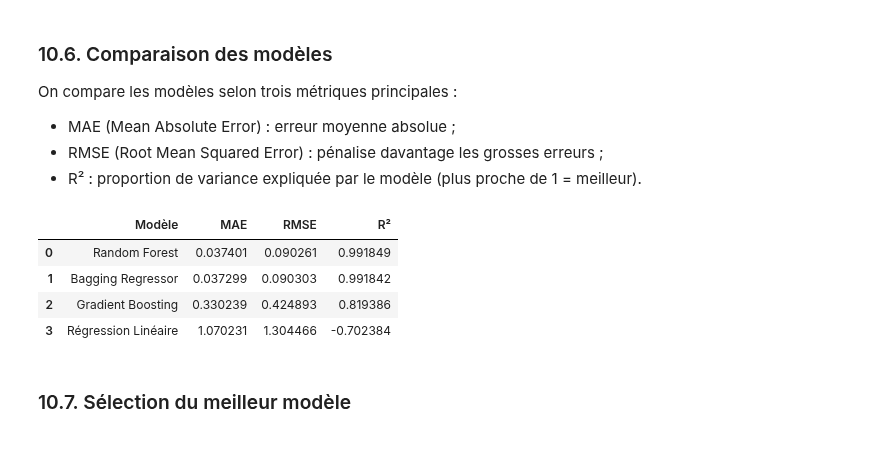
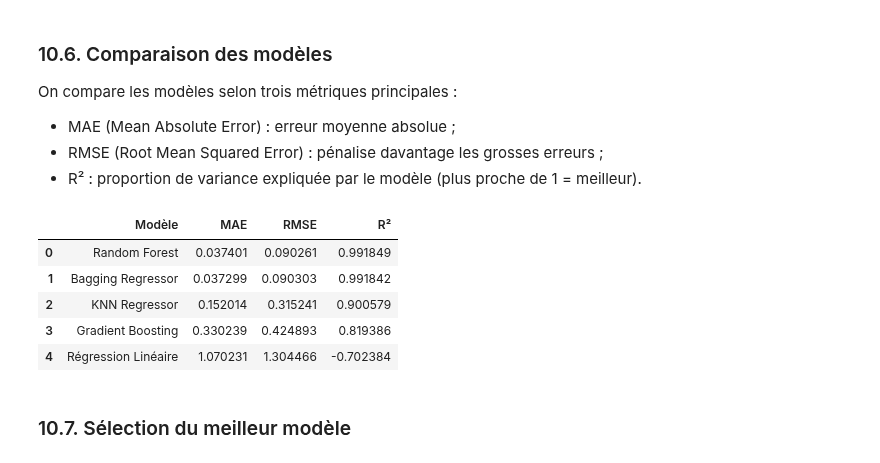
Before and after one commit to happy-developer/train.me, a Jupyter notebook: src/notebooks/preprocessing/life_style_data/preprocessing_life_style_data_v3.ipynb, the cells around one changed output. Drawn from its saved outputs; the diff is of its cells as text; code cells hidden in the pictures.

Commit message:
ML - Ajout K-NN + DL - Test modèle distillation V5

```diff
--- a/src/notebooks/preprocessing/life_style_data/preprocessing_life_style_data_v3.ipynb
+++ b/src/notebooks/preprocessing/life_style_data/preprocessing_life_style_data_v3.ipynb
@@ -1879,0 +1899,18 @@ if search_best_params:
+# %%
+# --- Modèle KNN ---
+model_knn = KNeighborsRegressor(
+    n_neighbors=5,        # valeur standard
+    weights="distance",   # pondère les voisins par proximité
+    metric="minkowski",   # distance euclidienne (p=2)
+    p=2
+)
+
+model_knn.fit(X_train, y_train)
+y_pred_knn = model_knn.predict(X_test)
+
+# --- Métriques ---
+mae_knn = mean_absolute_error(y_test, y_pred_knn)
+rmse_knn = np.sqrt(mean_squared_error(y_test, y_pred_knn))
+r2_knn = r2_score(y_test, y_pred_knn)
+
+print(f"\nKNN Regressor → MAE: {mae_knn:.10f}, RMSE: {rmse_knn:.10f}, R²: {r2_knn:.10f}")
@@ -1886,19 +1925,20 @@ On compare les modèles selon trois métriques principales :
 - R² : proportion de variance expliquée par le modèle (plus proche de 1 = meilleur).
 # %%
 results = pd.DataFrame({
-    "Modèle": ["Régression Linéaire", "Random Forest", "Bagging Regressor", "Gradient Boosting"],
-    "MAE": [mae_lr, mae_rf, mae_bag, mae_gb],
-    "RMSE": [rmse_lr, rmse_rf, rmse_bag, rmse_gb],
-    "R²": [r2_lr, r2_rf, r2_bag, r2_gb]
+    "Modèle": ["Régression Linéaire", "Random Forest", "Bagging Regressor", "Gradient Boosting", "KNN Regressor"],
+    "MAE": [mae_lr, mae_rf, mae_bag, mae_gb, mae_knn],
+    "RMSE": [rmse_lr, rmse_rf, rmse_bag, rmse_gb, rmse_knn],
+    "R²": [r2_lr, r2_rf, r2_bag, r2_gb, r2_knn]
 })
 
 display(results.sort_values("R²", ascending=False).reset_index(drop=True))
 # %% [output]
 |  | Modèle | MAE | RMSE | R² |
 | 0 | Random Forest | 0.037401 | 0.090261 | 0.991849 |
 | 1 | Bagging Regressor | 0.037299 | 0.090303 | 0.991842 |
-| 2 | Gradient Boosting | 0.330239 | 0.424893 | 0.819386 |
-| 3 | Régression Linéaire | 1.070231 | 1.304466 | -0.702384 |
+| 2 | KNN Regressor | 0.152014 | 0.315241 | 0.900579 |
+| 3 | Gradient Boosting | 0.330239 | 0.424893 | 0.819386 |
+| 4 | Régression Linéaire | 1.070231 | 1.304466 | -0.702384 |
 # %% [markdown]
 ### 10.7.  Sélection du meilleur modèle
 # %%
```
Also changed, not shown: parts of 12 cells of this notebook, 15 other files.
